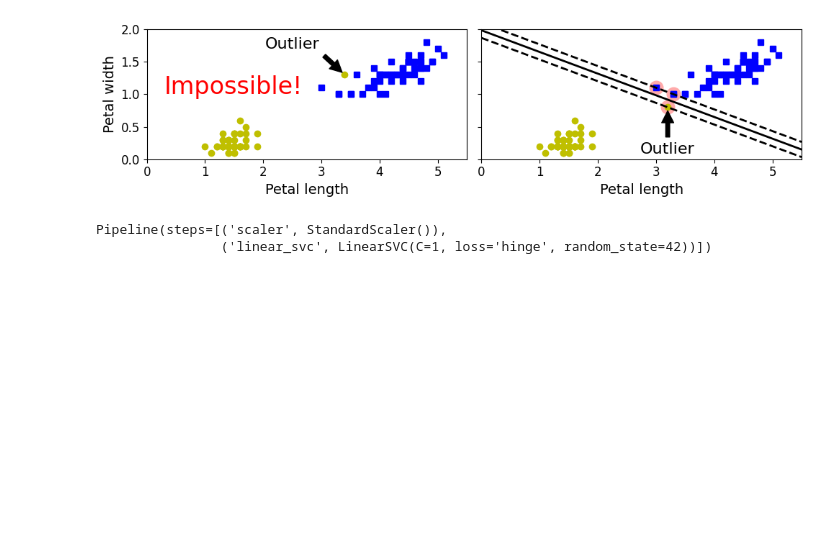
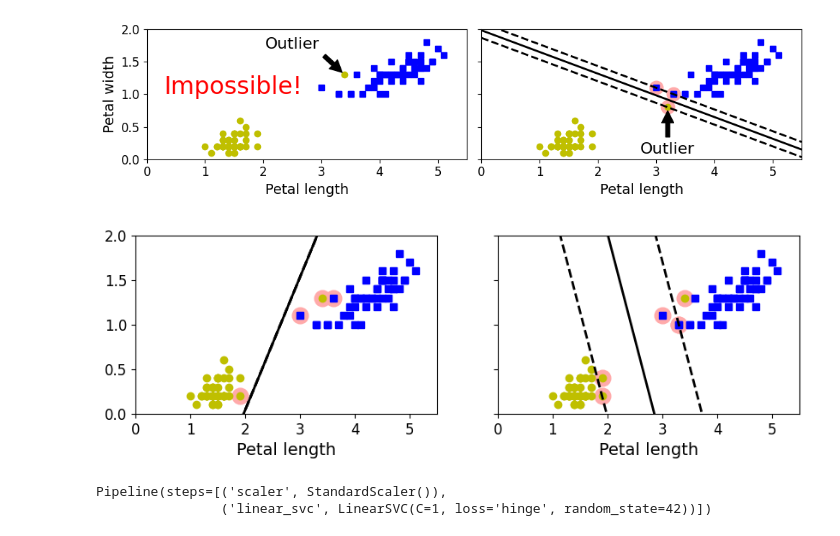
Before and after one commit to clionelove123/Machine_Learning, a Jupyter notebook: ML_Chap_08_SVM_sklearn.ipynb, the cells around one changed output. Saved outputs shown, nothing was run; the diff lists cells and outputs as text; code cells hidden in the pictures; blank space fills up the shorter version.

```diff
--- a/ML_Chap_08_SVM_sklearn.ipynb
+++ b/ML_Chap_08_SVM_sklearn.ipynb
@@ -185,6 +185,31 @@ plt.show()
 # %% [output]
 그림 저장: sensitivity_to_outliers_plot
 [figure]
+# %%
+fig, axes = plt.subplots(ncols=2, figsize=(10,2.7), sharey=True)
+
+svm_clf2_1 = SVC(kernel="linear", C=10**9)
+svm_clf2_1.fit(Xo1, yo1)
+svm_clf2_2 = SVC(kernel="linear", C=1)
+svm_clf2_2.fit(Xo1, yo1)
+
+plt.sca(axes[0])
+plt.plot(Xo1[:, 0][yo1==1], Xo1[:, 1][yo1==1], "bs")
+plt.plot(Xo1[:, 0][yo1==0], Xo1[:, 1][yo1==0], "yo")
+plot_svc_decision_boundary(svm_clf2_1, 0, 5.5)
+plt.xlabel("Petal length", fontsize=14)
+plt.axis([0, 5.5, 0, 2])
+
+plt.sca(axes[1])
+plt.plot(Xo1[:, 0][yo1==1], Xo1[:, 1][yo1==1], "bs")
+plt.plot(Xo1[:, 0][yo1==0], Xo1[:, 1][yo1==0], "yo")
+plot_svc_decision_boundary(svm_clf2_2, 0, 5.5)
+plt.xlabel("Petal length", fontsize=14)
+plt.axis([0, 5.5, 0, 2])
+
+plt.show()
+# %% [output]
+[figure, added]
 # %%
 import numpy as np
 from sklearn import datasets
```
Also changed, not shown: parts of 10 cells of this notebook.
